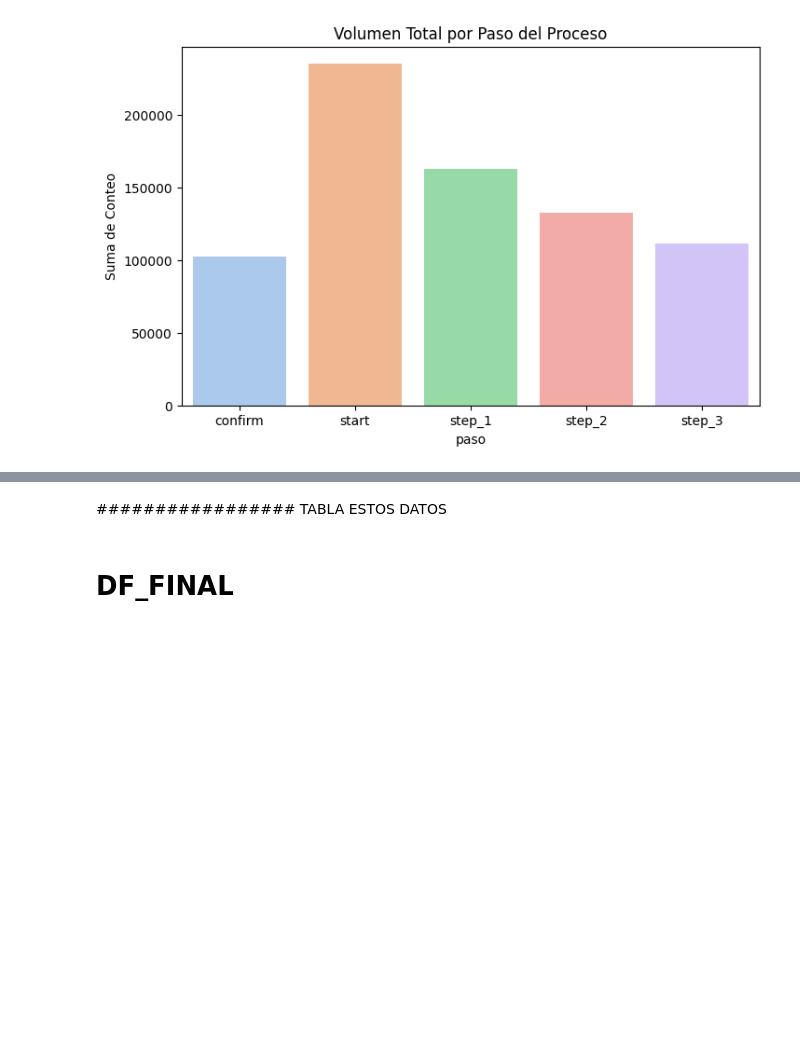
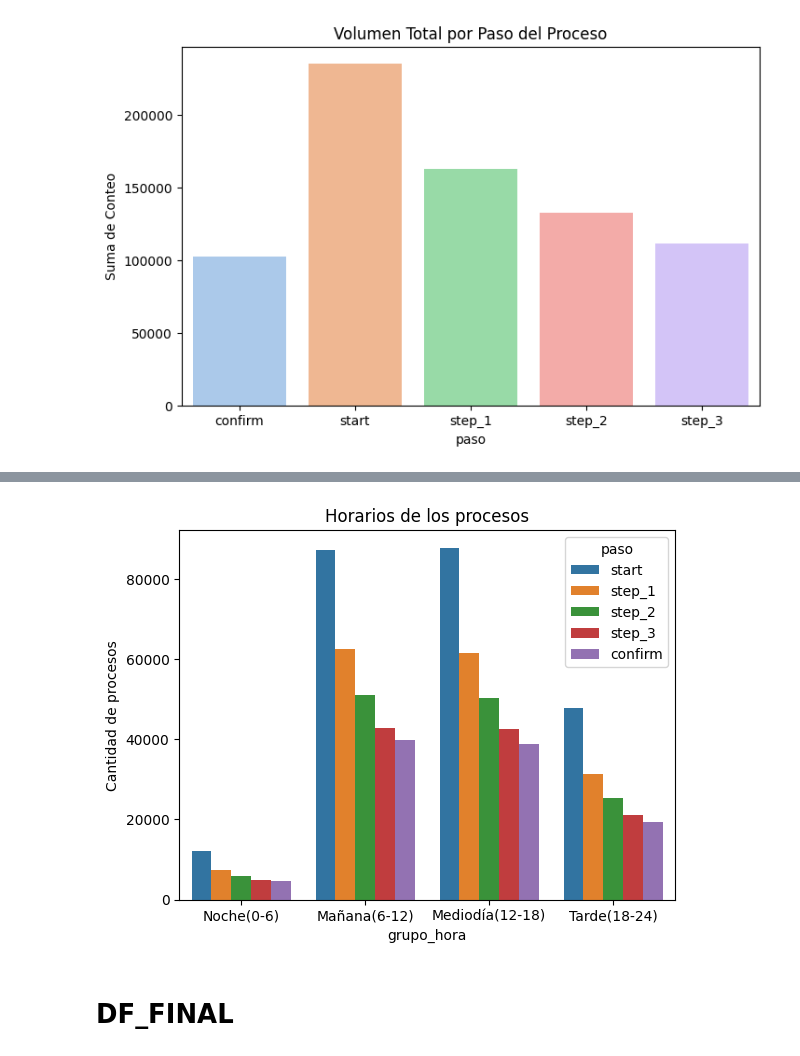
Before and after one commit to carmamenriosrodriguez/proyecto-5-, a Jupyter notebook: Proyecto.ipynb, the cells around one changed output, grey strips where cells are left out. Cells and saved outputs as stored; diff of their text form; code cells hidden in the pictures; blank space fills up the shorter version.

```diff
--- a/Proyecto.ipynb
+++ b/Proyecto.ipynb
@@ -681,6 +735,16 @@ Categories (4, object): ['Noche(0-6)' < 'Mañana(6-12)' < 'Tarde(12-18)' < 'Noch
 4
-# %% [markdown]
-################# TABLA ESTOS DATOS
+# %%
+horario=df_huellas.groupby(['grupo_hora', 'paso']).size().reset_index(name='conteo')
+## Ordenamos para que sea más claro
+orden_logico = ['start', 'step_1', 'step_2', 'step_3', 'confirm']
+horario['paso']= pd.Categorical(horario['paso'], categories=orden_logico, ordered=True)
+
+sns.barplot(data=horario, x='grupo_hora', y= 'conteo', hue='paso')
+plt.title('Horarios de los procesos')
+plt.ylabel('Cantidad de procesos')
+plt.show()
+# %% [output]
+[figure, added]
 # %%
 ## La mayoría de los pasos se realizan entre las 10 y las 12 de la mañana, aunque también hay un pico a las 18 horas. Esto puede indicar que los clientes prefieren realizar el proceso en línea durante la mañana.
 # %% [markdown]
```
Also changed, not shown: parts of 44 cells of this notebook.
